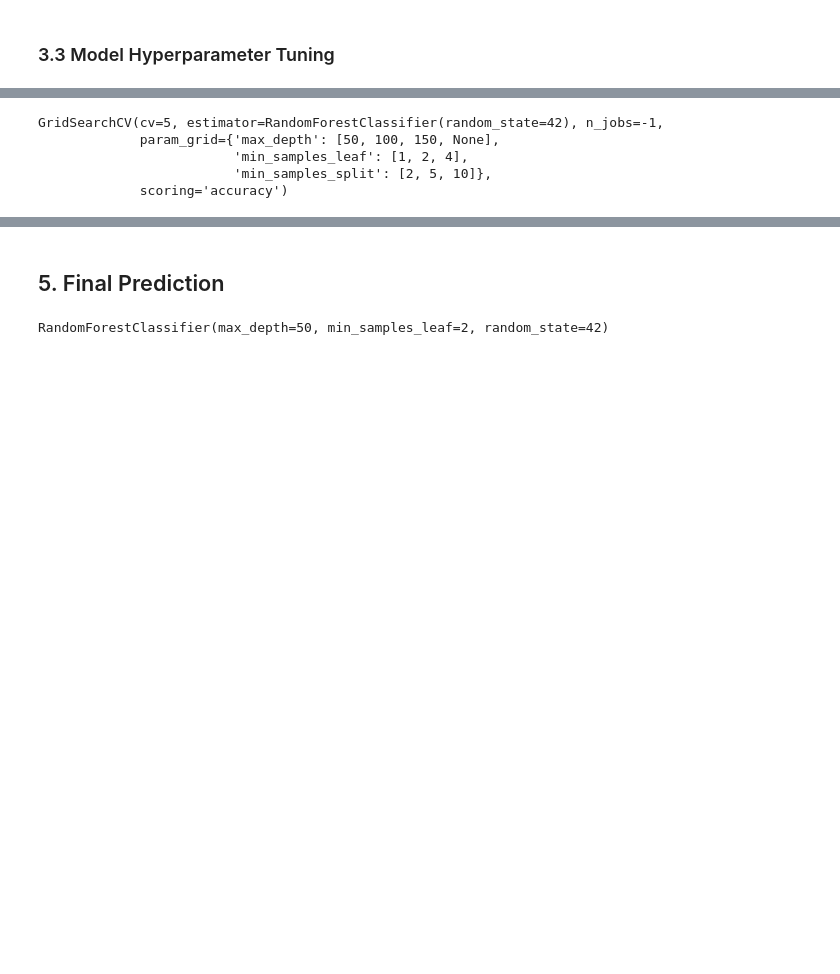
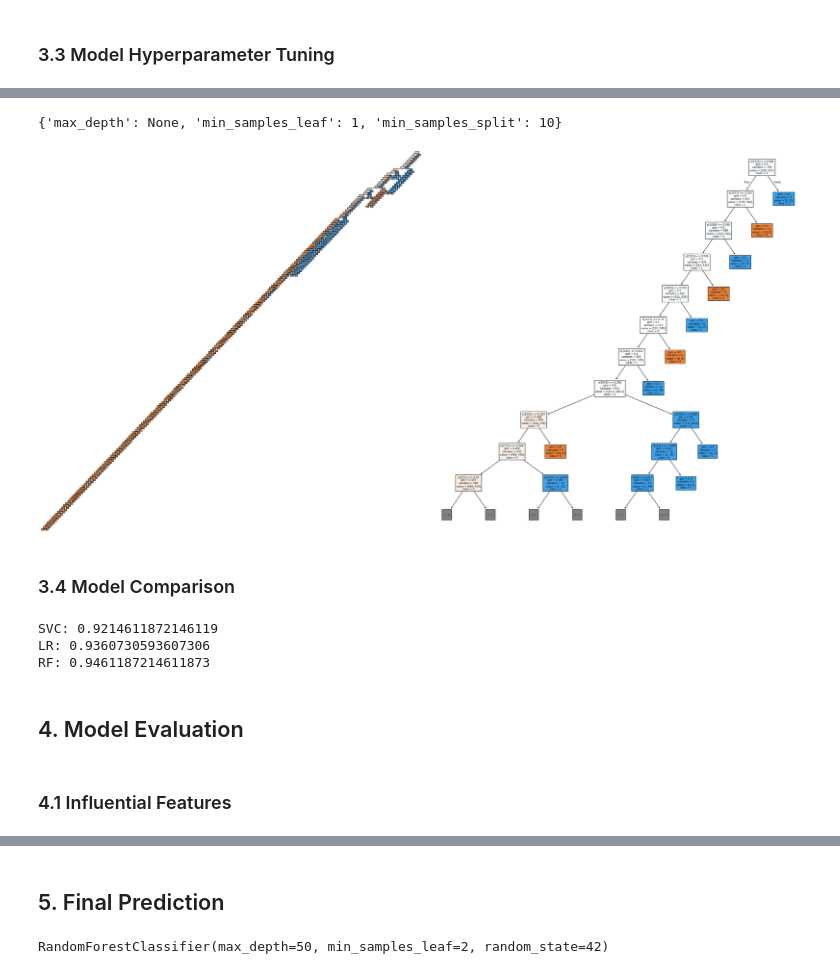
Before and after one commit to wogus00/spam-classification, a Jupyter notebook: submission_notebook.ipynb, the cells around one changed output, grey strips where cells are left out. Drawn from its saved outputs; the diff is of its cells as text; code cells hidden in the pictures; blank space fills up the shorter version.

Commit message:
added annotations and evaluations

```diff
--- a/submission_notebook.ipynb
+++ b/submission_notebook.ipynb
@@ -453,13 +453,31 @@ param_rf_grid = {
     'min_samples_leaf': [1, 2, 4]
 }
 
-
-# GridSearch for ccp_alpha
-grid_search_alpha = GridSearchCV(estimator=rf, param_grid=param_rf_grid, cv=5, scoring='accuracy', n_jobs=-1)
-grid_search_alpha.fit(x_t_train, y_t_train)
+grid_search_random_forest = GridSearchCV(estimator=rf, param_grid=param_rf_grid, cv=5, scoring='accuracy', n_jobs=-1)
+grid_search_random_forest.fit(x_t_train, y_t_train)
+grid_search_random_forest.best_params_
 # %% [output]
-GridSearchCV(cv=5, estimator=RandomForestClassifier(random_state=42), n_jobs=-1,
-             param_grid={'max_depth': [50, 100, 150, None],
-                         'min_samples_leaf': [1, 2, 4],
-                         'min_samples_split': [2, 5, 10]},
-             scoring='accuracy')
+{'max_depth': None, 'min_samples_leaf': 1, 'min_samples_split': 10}
+# %%
+# Assuming best_model is already defined and trained
+best_model = grid_search_random_forest.best_estimator_
+sample_tree = best_model.estimators_[5]
+
+# Create subplots
+fig, axes = plt.subplots(1, 2, figsize=(30, 15))
+
+# Plot the full tree on the left
+axes[0].set_title('Full Decision Tree')
+plot_tree(sample_tree, filled=True, class_names=['0', '1'], ax=axes[0])
+
+# Plot the zoomed-in tree on the right (depth=15)
+axes[1].set_title('Zoomed-In Decision Tree')
+plot_tree(sample_tree, max_depth=10, filled=True, class_names=['0', '1'], ax=axes[1])
+
+# Show the plots
+plt.tight_layout()
+plt.show()
+# %% [output]
+[figure, added]
+# %% [markdown]
+### 3.4 Model Comparison
@@ -465,0 +488,13 @@ GridSearchCV(cv=5, estimator=RandomForestClassifier(random_state=42), n_jobs=-1,
+# %%
+svc_tv_scores = cross_val_score(svc_t, x_t_train, y_t_train, cv=5)
+print('SVC:', svc_tv_scores.mean())
+print('LR:', t_grid_search.best_score_)
+print('RF:', grid_search_alpha.best_score_)
+# %% [output]
+SVC: 0.9214611872146119
+LR: 0.9360730593607306
+RF: 0.9461187214611873
+# %% [markdown]
+## 4. Model Evaluation
+# %% [markdown]
+### 4.1 Influential Features
```
Also changed, not shown: parts of 23 cells of this notebook.
